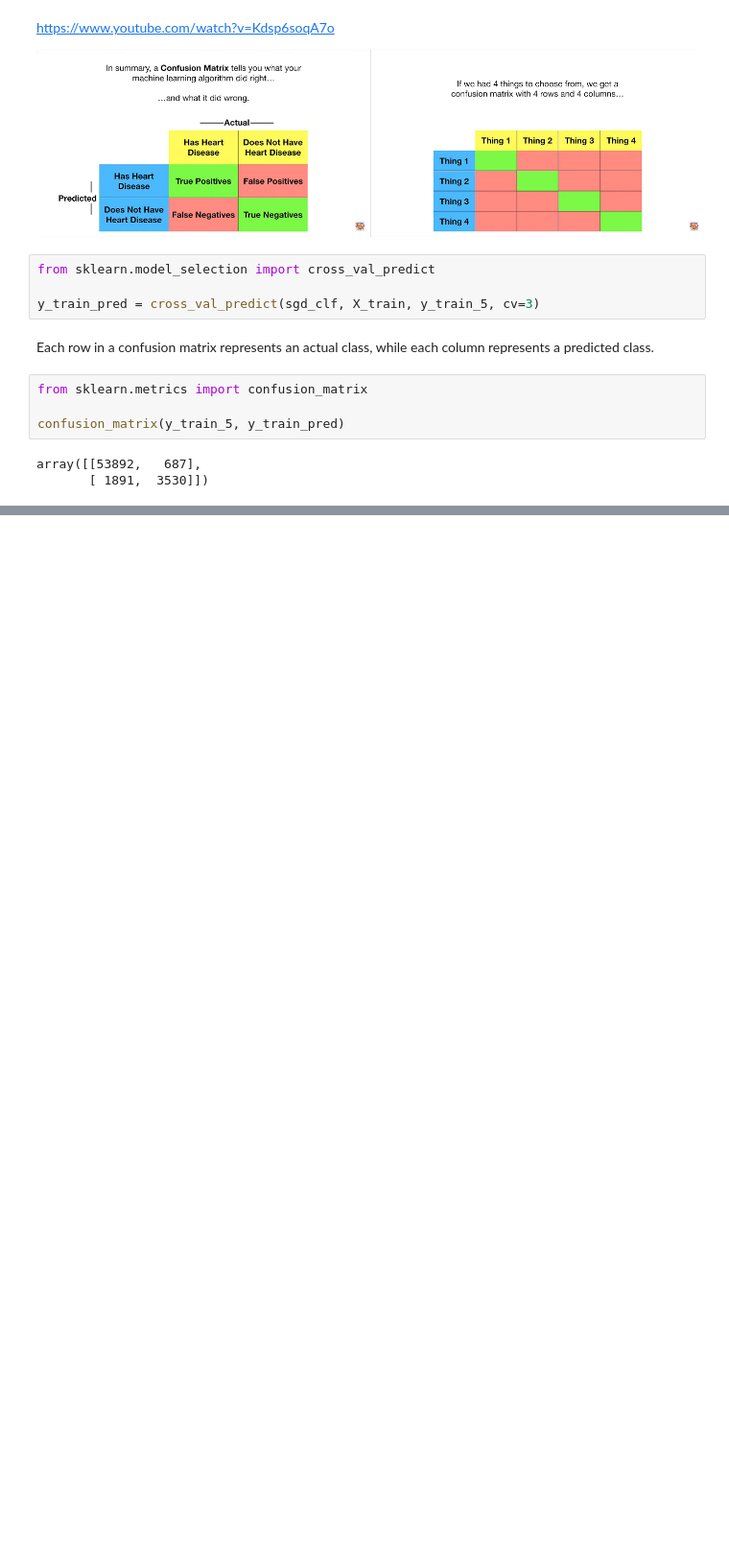
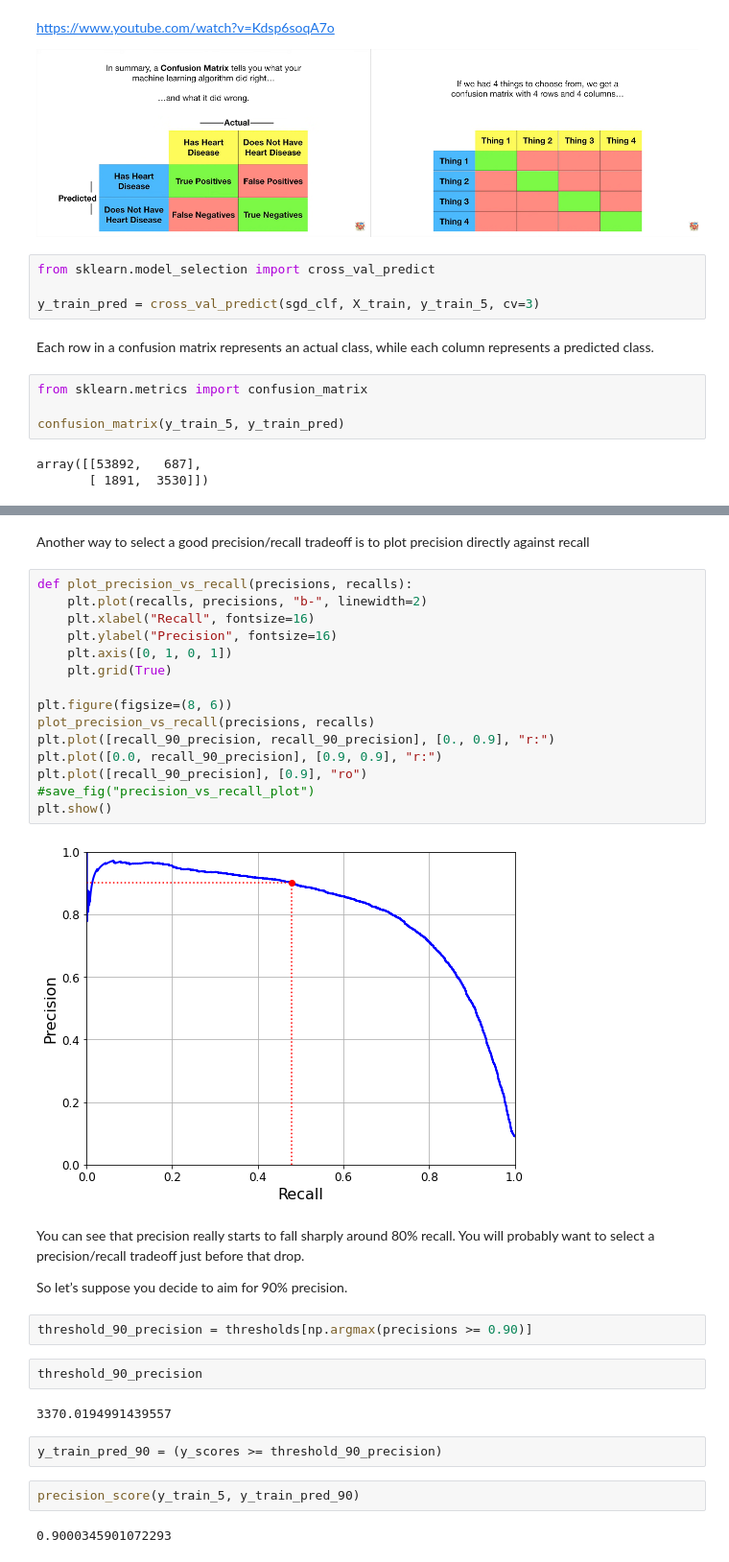
Before and after one commit to viviakemik/machine-learning, a Jupyter notebook: classification/classification_systems.ipynb, the cells around one changed output, grey strips where cells are left out. Shown at 96% size. Saved outputs shown, nothing was run; the diff lists cells and outputs as text; blank space fills up the shorter version.

```diff
--- a/classification/classification_systems.ipynb
+++ b/classification/classification_systems.ipynb
@@ -208,0 +345,35 @@ array([[53892,   687],
+# %% [markdown]
+Another way to select a good precision/recall tradeoff is to plot precision directly against recall
+# %%
+def plot_precision_vs_recall(precisions, recalls):
+    plt.plot(recalls, precisions, "b-", linewidth=2)
+    plt.xlabel("Recall", fontsize=16)
+    plt.ylabel("Precision", fontsize=16)
+    plt.axis([0, 1, 0, 1])
+    plt.grid(True)
+
+plt.figure(figsize=(8, 6))
+plot_precision_vs_recall(precisions, recalls)
+plt.plot([recall_90_precision, recall_90_precision], [0., 0.9], "r:")
+plt.plot([0.0, recall_90_precision], [0.9, 0.9], "r:")
+plt.plot([recall_90_precision], [0.9], "ro")
+#save_fig("precision_vs_recall_plot")
+plt.show()
+# %% [output]
+[figure, added]
+# %% [markdown]
+You can see that precision really starts to fall sharply around 80% recall. You will probably want to select a precision/recall tradeoff just before that drop.
+
+So let’s suppose you decide to aim for 90% precision.
+# %%
+threshold_90_precision = thresholds[np.argmax(precisions >= 0.90)]
+# %%
+threshold_90_precision
+# %% [output]
+3370.0194991439557
+# %%
+y_train_pred_90 = (y_scores >= threshold_90_precision)
+# %%
+precision_score(y_train_5, y_train_pred_90)
+# %% [output]
+0.9000345901072293
```
Also changed, not shown: parts of 101 cells of this notebook.
